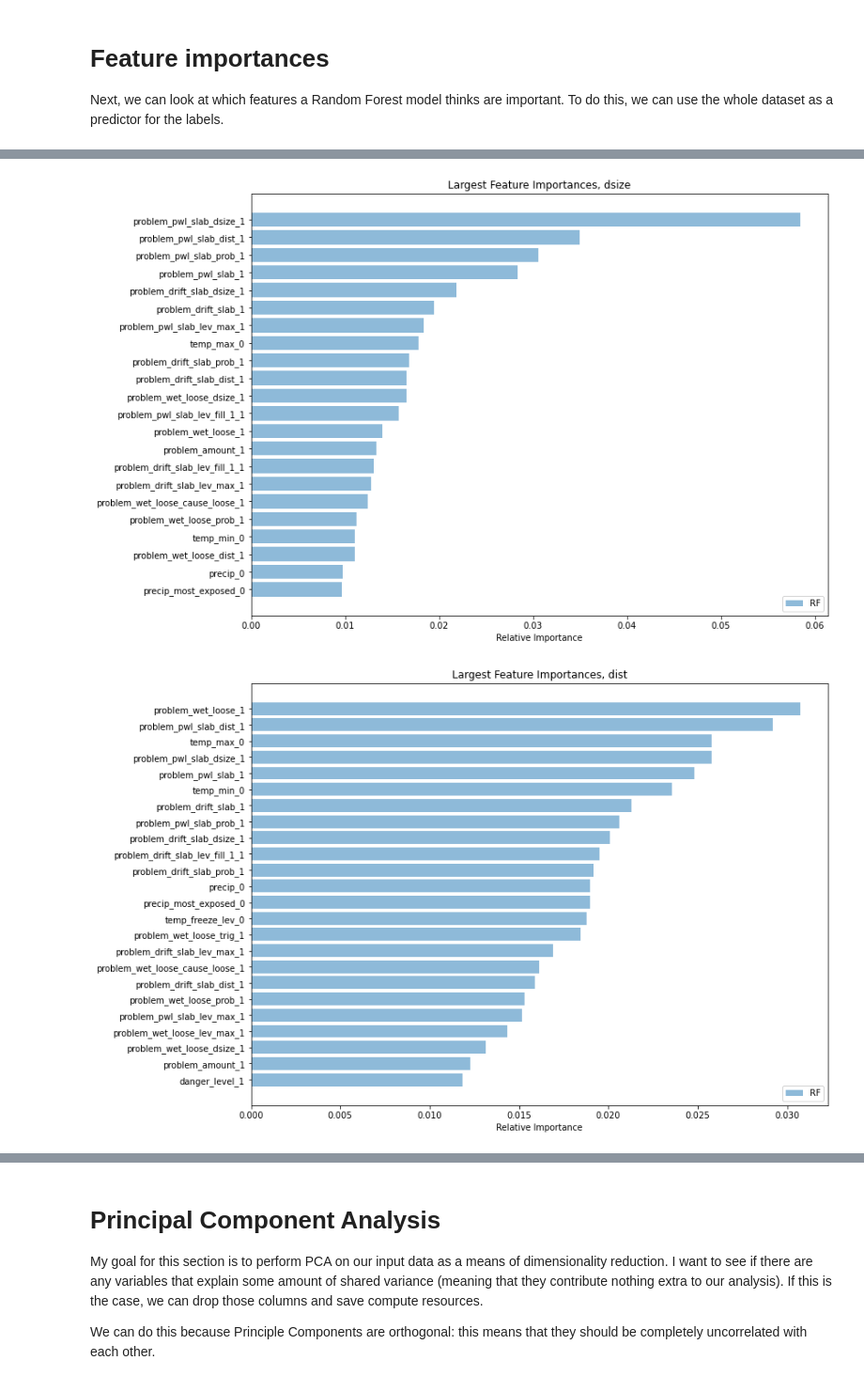
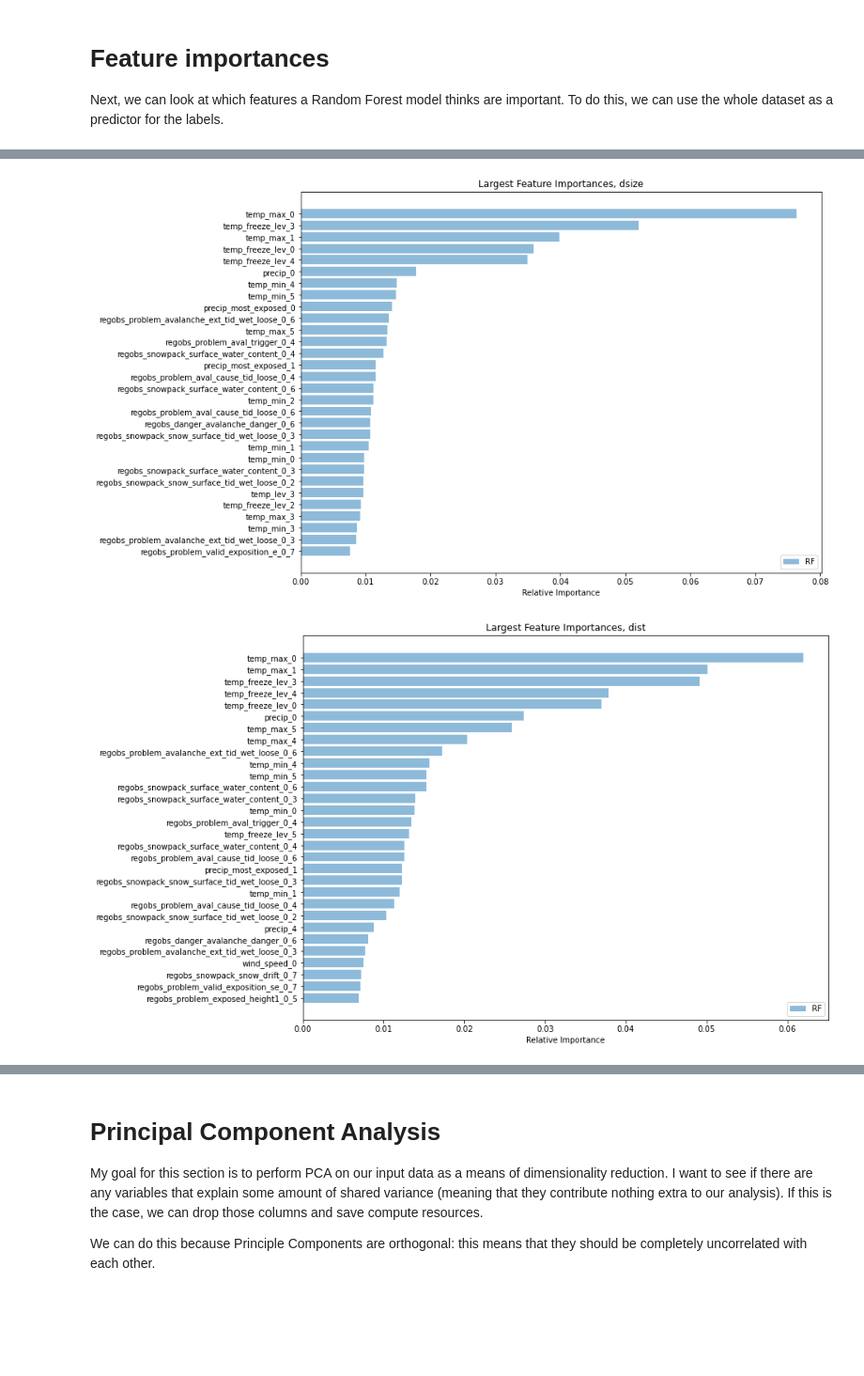
Before and after one commit to NVE/avalanche_ml, a Jupyter notebook: notebooks/analysis/1_feature_reduction.ipynb, the cells around one changed output, grey strips where cells are left out. Shown at 94% size. Saved outputs shown, nothing was run; the diff lists cells and outputs as text; code cells hidden in the pictures; blank space fills up the shorter version.

```diff
--- a/notebooks/analysis/1_feature_reduction.ipynb
+++ b/notebooks/analysis/1_feature_reduction.ipynb
@@ -39,14 +41,14 @@ Another interesting thing to look at would be to see what output features (label
 # %%
 model_prefix = ''
-days = 1
+days = 7
 regobs_types = list(REG_ENG.keys())
 labeled_data = None
 try:
     print("Reading csv")
-    labeled_data = LabeledData.from_csv(days=days, regobs_types=regobs_types, with_varsom=True)
+    labeled_data = LabeledData.from_csv(days=days, regobs_types=regobs_types, with_varsom=False)
 except CsvMissingError:
     print("Csv missing. Fetching online data. (This takes a long time.)")
-    labeled_data = ForecastDataset(regobs_types=regobs_types).label(days=days, with_varsom=True)
+    labeled_data = ForecastDataset(regobs_types=regobs_types).label(days=days, with_varsom=False)
     labeled_data.to_csv()
 # %% [output]
 Reading csv
@@ -379,0 +388,9 @@ Fitting 5 folds for each of 10 candidates, totalling 50 fits
+# %%
+# train all models here
+model_dsize = train_forest(X, y_dsize, 'dsize')
+model_dist = train_forest(X, y_dist, 'dist')
+model_trig = train_forest(X, y_trig, 'trig')
+model_proba = train_forest(X, y_proba, 'proba')
+model_danger = train_forest(X, y_danger, 'danger_level')
+model_problem_1 = train_forest(X, y_problem_1, 'problem_1')
+model_problem_2 = train_forest(X, y_problem_2, 'problem_2')
@@ -380,14 +415,16 @@ Fitting 5 folds for each of 10 candidates, totalling 50 fits
 # %%
 # dsize labels
-#ranked_importances, ranked_columns = plot_importances(regions, labels, model_dsize, 'dsize')
-ranked_importances, ranked_columns = plot_importances(regions, labels, model_dsize, 'dsize', True)
+title = 'dsize'
+model = model_dsize
+ranked_importances, ranked_columns = plot_importances(regions, model, title, True)
 # %% [output]
-[figure, old version]
+[figure, new version]
 # %%
 # dist labels
-#ranked_importances, ranked_columns = plot_importances(regions, labels, model_dist, 'dist')
-ranked_importances, ranked_columns = plot_importances(regions, labels, model_dist, 'dist', True)
+title = 'dist'
+model = model_dist
+ranked_importances, ranked_columns = plot_importances(regions, model, title, True)
 # %% [output]
-[figure, old version]
+[figure, new version]
 # %%
 # trig labels
```
Also changed, not shown: parts of 72 cells of this notebook, 5 other files.
